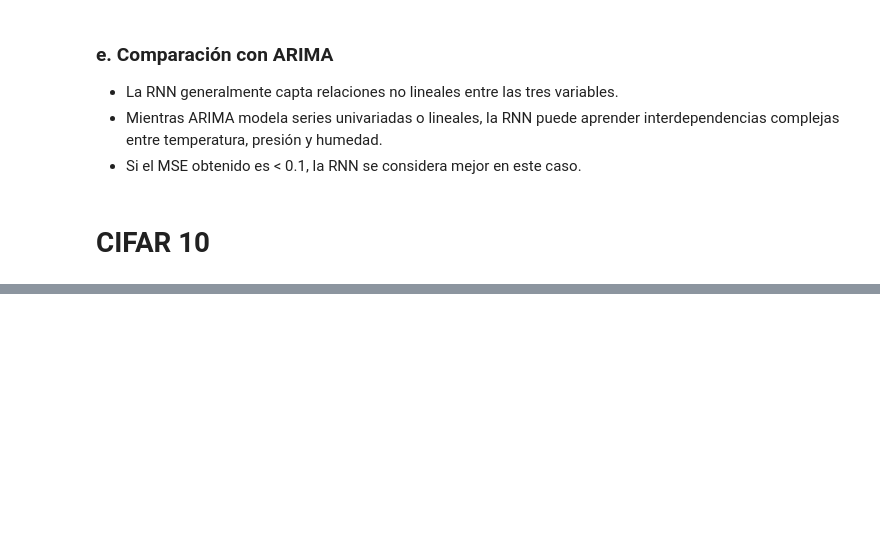
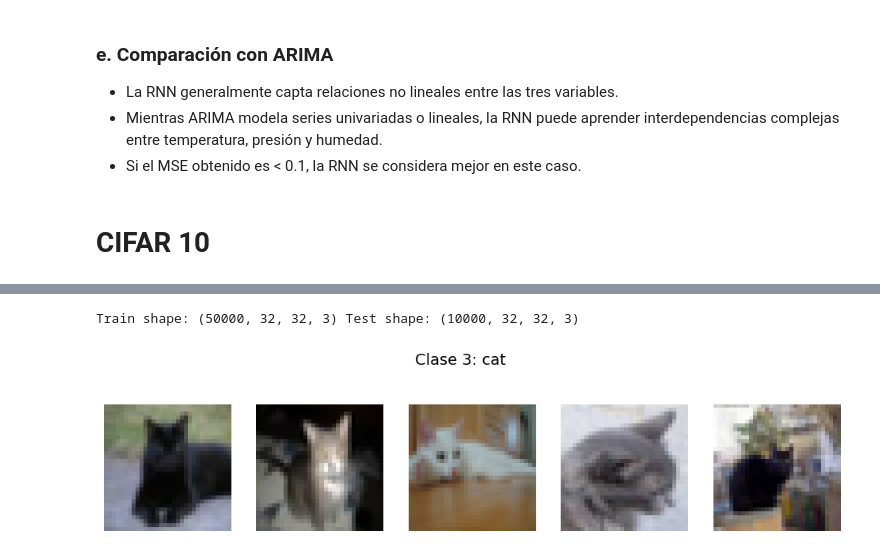
Before and after one commit to andifeliz/tp1-parte2, a Jupyter notebook: notebooks/tp2-parte1.ipynb, the cells around one changed output, grey strips where cells are left out. Saved outputs shown, nothing was run; the diff lists cells and outputs as text; code cells hidden in the pictures; blank space fills up the shorter version.

Commit message:
subo cifar 10 de vuelta

```diff
--- a/notebooks/tp2-parte1.ipynb
+++ b/notebooks/tp2-parte1.ipynb
@@ -692,0 +700,36 @@ NameError: name 'random' is not defined
+# %%
+#1A CARGA Y NORMALIZACION.
+
+(x_train, y_train), (x_test, y_test) = cifar10.load_data()
+# convertimos labels a vector 1D
+y_train = y_train.flatten()
+y_test = y_test.flatten()
+
+# normalizamos al convertir a float32 y dividir por 255
+x_train = x_train.astype('float32') / 255.0
+x_test = x_test.astype('float32') / 255.0
+
+class_names = ['airplane','automobile','bird','cat','deer','dog','frog','horse','ship','truck']
+print('Train shape:', x_train.shape, 'Test shape:', x_test.shape)
+# %% [output]
+Train shape: (50000, 32, 32, 3) Test shape: (10000, 32, 32, 3)
+# %%
+#1B función para muestrear 5 imágenes aleatorias de una clase y mostrarlas en grilla
+
+def mostrar_cinco_por_clase1(clase_idx):
+
+    # buscar índices de las imágenes de esa clase
+    indices = np.where(y_train == clase_idx)[0]
+    # seleccionar 5 al azar
+    sampled = np.random.choice(indices, size=5, replace=False)
+    # crear figura con 5 subplots
+    fig, axes = plt.subplots(1, 5, figsize=(12, 3))
+    for ax, idx in zip(axes, sampled):
+        ax.imshow(x_train[idx])
+        ax.axis('off')
+    fig.suptitle(f'Clase {clase_idx}: {class_names[clase_idx]}', fontsize=14)
+    plt.show()
+
+mostrar_cinco_por_clase1(3)
+# %% [output]
+[figure, added]
```
Also changed, not shown: parts of 16 cells of this notebook, 1 other file.
